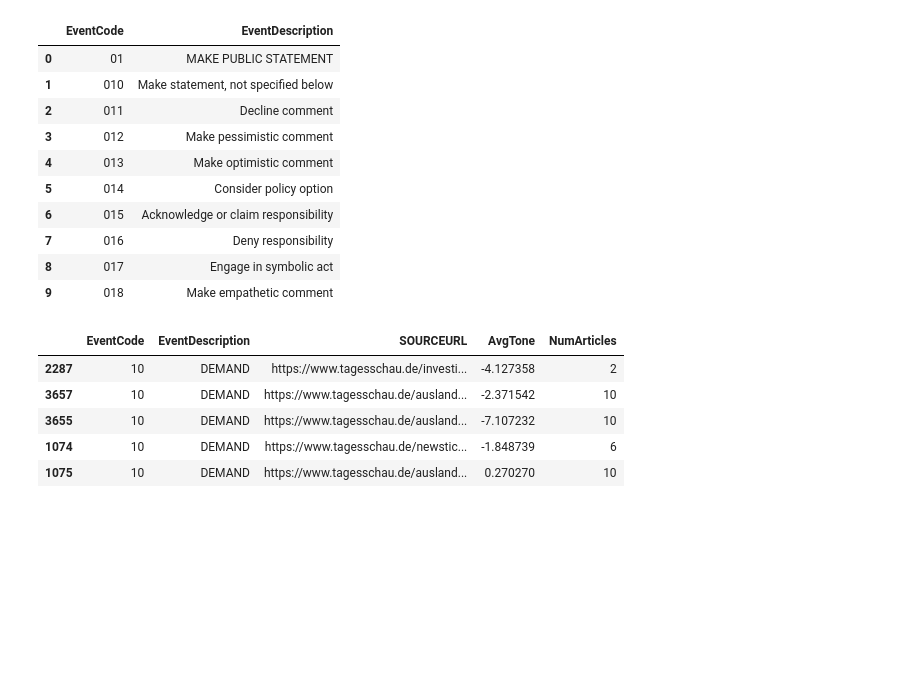
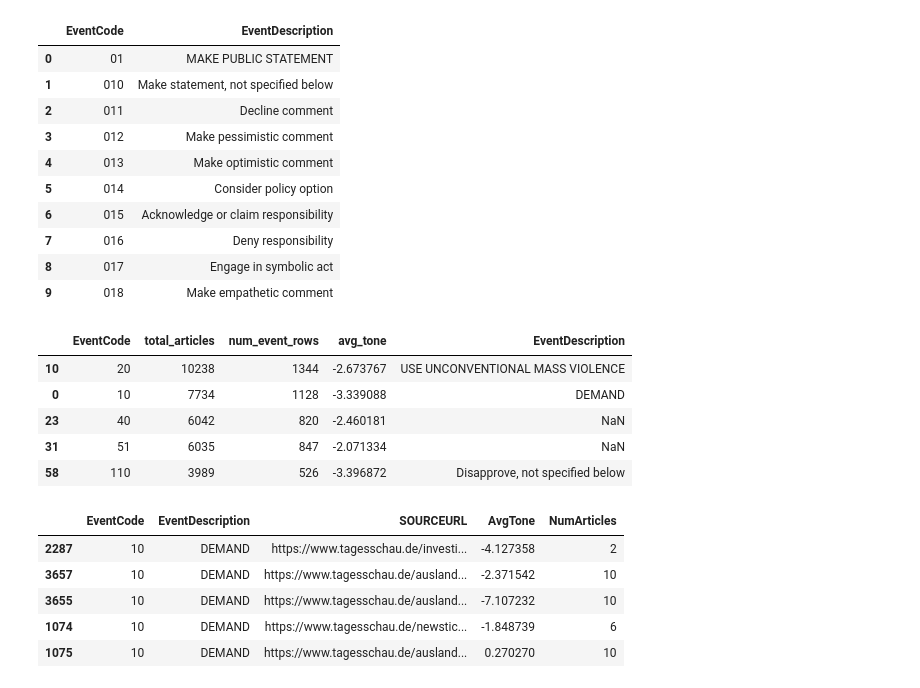
Before and after one commit to CAUGruppe/DataScienceProjectGroup8, a Jupyter notebook: Notebooks/Visualization_Question_8.ipynb, the cells around one changed output. Saved outputs shown, nothing was run; the diff lists cells and outputs as text; code cells hidden in the pictures; blank space fills up the shorter version.

```diff
--- a/Notebooks/Visualization_Question_8.ipynb
+++ b/Notebooks/Visualization_Question_8.ipynb
@@ -11,7 +11,7 @@ import matplotlib.pyplot as plt
 
 sns.set(style="whitegrid")
 # %%
-events_path = "Data/tagesschau_zdf_pbs_events.csv"
+events_path = "/Users/beytuygt/DataScienceProjectGroup8/Data/tagesschau_zdf_pbs_events.csv"
 df = pd.read_csv(events_path)
 
 display(df.head())
@@ -115,6 +115,34 @@ display(event_lookup.head(10))
 | 7 | 016 | Deny responsibility |
 | 8 | 017 | Engage in symbolic act |
 | 9 | 018 | Make empathetic comment |
+# %%
+events_by_code = (
+    df_de
+    .groupby("EventCode", as_index=False)
+    .agg(
+        total_articles=("NumArticles", "sum"),
+        num_event_rows=("EventCode", "size"),
+        avg_tone=("AvgTone", "mean"),
+    )
+)
+
+events_by_code["EventCode"] = events_by_code["EventCode"].astype(str)
+event_lookup["EventCode"] = event_lookup["EventCode"].astype(str)
+
+top_events_labeled = (
+    events_by_code
+    .merge(event_lookup, on="EventCode", how="left")
+    .sort_values("total_articles", ascending=False)
+)
+
+display(top_events_labeled.head())
+# %% [output]
+|  | EventCode | total_articles | num_event_rows | avg_tone | EventDescription |
+| 10 | 20 | 10238 | 1344 | -2.673767 | USE UNCONVENTIONAL MASS VIOLENCE |
+| 0 | 10 | 7734 | 1128 | -3.339088 | DEMAND |
+| 23 | 40 | 6042 | 820 | -2.460181 | NaN |
+| 31 | 51 | 6035 | 847 | -2.071334 | NaN |
+| 58 | 110 | 3989 | 526 | -3.396872 | Disapprove, not specified below |
 # %%
 TOP_K = 5  # top 5 most important Eventtypes
 top_codes = top_events_labeled["EventCode"].astype(str).head(TOP_K).tolist()
```
Also changed, not shown: parts of 12 cells of this notebook.
